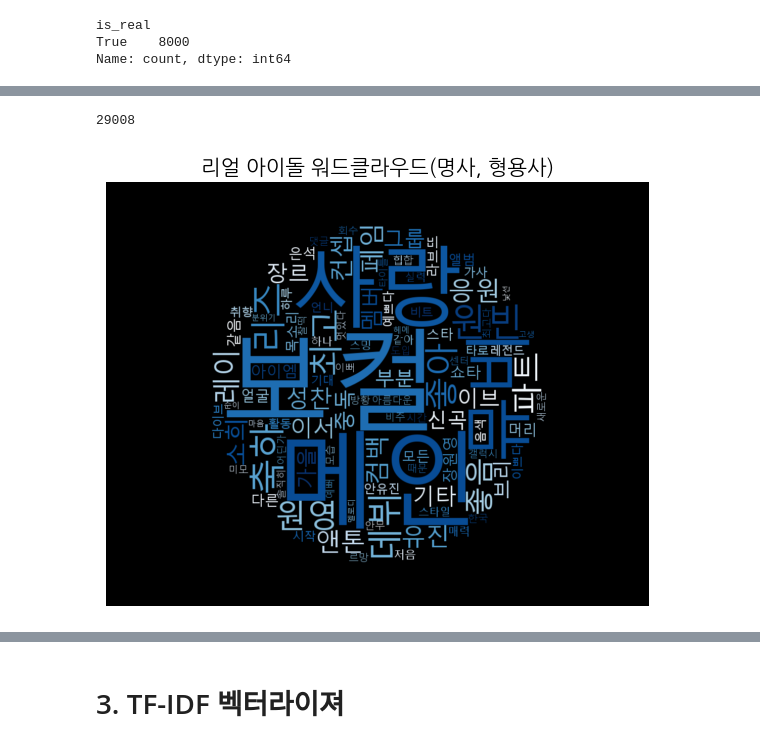
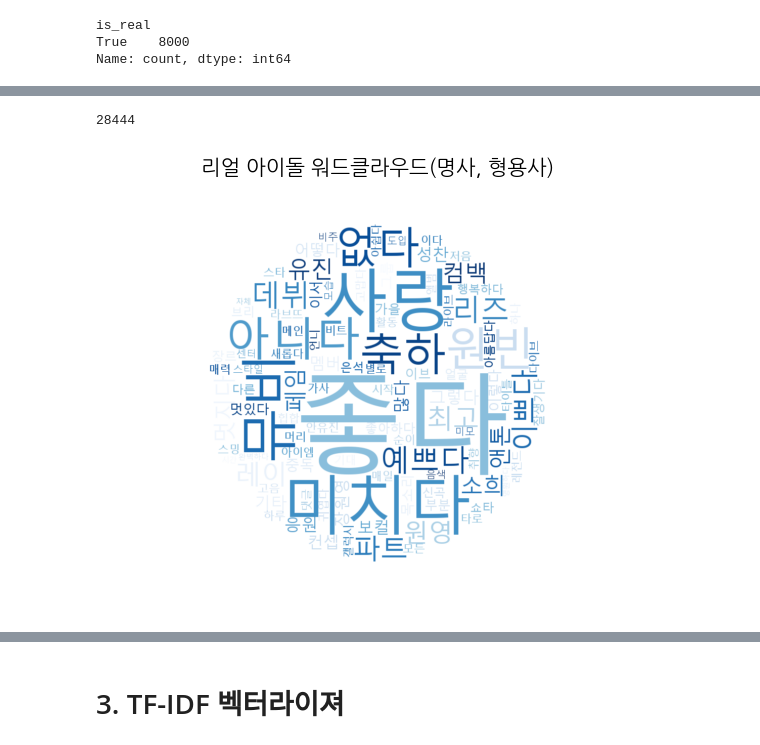
Before and after one commit to PotenUP3-DA-Team4/DA_AI_Jobs, a Jupyter notebook: hanvv3/pj1-NLP_VirtualvsReal.ipynb, the cells around one changed output, grey strips where cells are left out. Saved outputs shown, nothing was run; the diff lists cells and outputs as text; code cells hidden in the pictures.

Commit message:
add graphs

```diff
--- a/hanvv3/pj1-NLP_VirtualvsReal.ipynb
+++ b/hanvv3/pj1-NLP_VirtualvsReal.ipynb
@@ -301,8 +398,8 @@ stopwords = ['아이브', '라이즈', '이세돌', '플레이브', '진짜', '
     '같은', '다시', '그냥', '제일', '얼마나', '잠깐', '같은데', '많은', '항상', '자꾸',
     '역시', '있는', '우리', '오늘', '완전', '미친', '미쳤다', '대박', '계속',
     '어제', '내일', '이번', '다음', '언제', '자주', '가끔', '처음', '마지막', '요즘',
-    '입니다', '화이팅', '진심', '너희', '아니', '아예', '좋고', '좋은', '좋다', '좋아요', '없는', '좋네', '좋네요',
-    '좋아서', '좋은데', '위해', '아이돌', '레이브'
+    '입니다', '화이팅', '진심', '너희', '아니', '아예', '없는',
+    '위해', '아이돌', '레이브', '있다'
 ]
 
 filler_stopwords = [
@@ -344,31 +441,31 @@ word_list = [w for w in chain.from_iterable(sampled_real_df[col]) if w not in st
 # %%
 len(word_list)
 # %% [output]
-29008
+28444
 # %%
 counter = Counter(word_list)
 
 image = Image.open("C:\potenup3\pj01-data-analysis\images\circle.png")
 mask_img = np.array(image)
 
 wc = WordCloud(
     font_path = "C:/Windows/Fonts/malgun.ttf",      # 중요!
-    background_color="black",
+    background_color="white",
     mask=mask_img,
     width=800,
     height=400,
     colormap="Blues"
 )
 
 wc.generate_from_frequencies(dict(counter.most_common(100)))
 
 plt.figure(figsize=(7,7))
 plt.imshow(wc, interpolation='bilinear')
 plt.axis('off')
 plt.title('리얼 아이돌 워드클라우드(명사, 형용사)', fontsize=15)
 plt.show()
 # %% [output]
-[figure, old version]
+[figure, new version]
 # %%
 sampled_virtual_df = sampled_df[~sampled_df['is_real']]
 # %%
```
Also changed, not shown: parts of 48 cells of this notebook, 18 other files.
